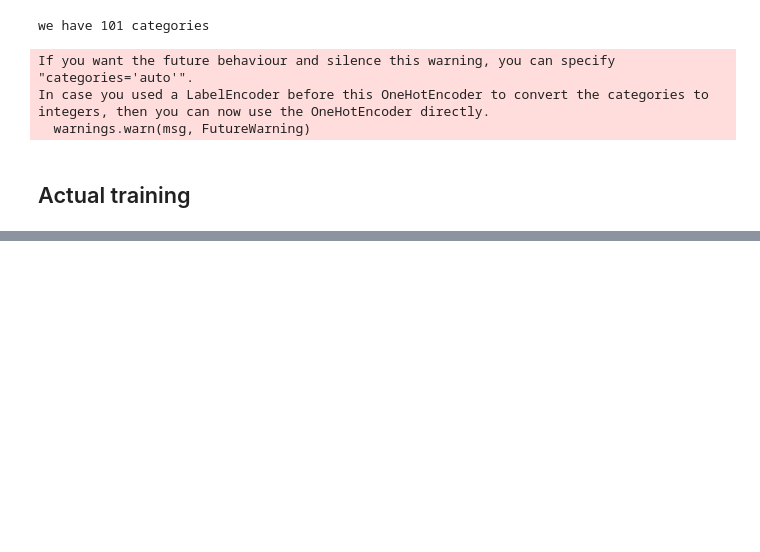
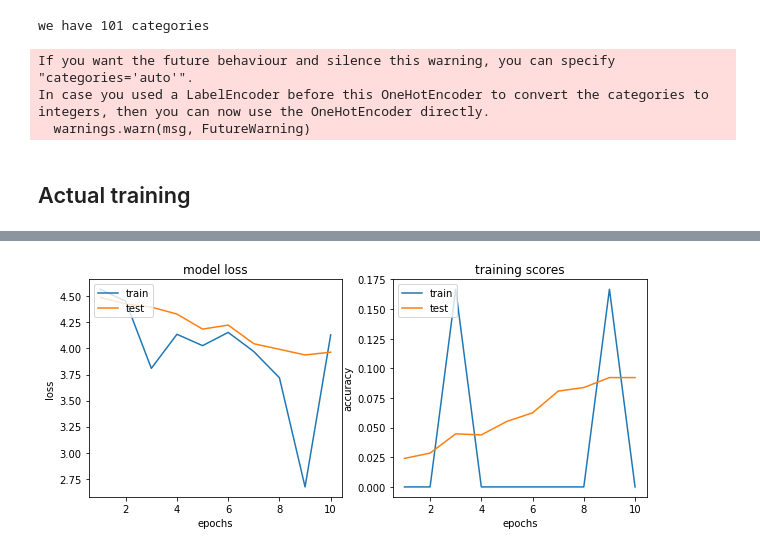
Before and after one commit to Sylar257/Video-classification, a Jupyter notebook: Video_classification.ipynb, the cells around one changed output, grey strips where cells are left out. Cells and saved outputs as stored; diff of their text form; code cells hidden in the pictures; blank space fills up the shorter version.

Commit message:
accuracy stucked at 10%

```diff
--- a/Video_classification.ipynb
+++ b/Video_classification.ipynb
@@ -352,0 +489,25 @@ FileNotFoundError: [Errno 2] No such file or directory: './Conv3D_ckpt/3dcnn_epo
+# %%
+# plot
+fig = plt.figure(figsize=(10, 4))
+plt.subplot(121)
+plt.plot(np.arange(1, epochs + 1), A[:, -1])  # train loss (on epoch end)
+plt.plot(np.arange(1, epochs + 1), C)         #  test loss (on epoch end)
+plt.title("model loss")
+plt.xlabel('epochs')
+plt.ylabel('loss')
+plt.legend(['train', 'test'], loc="upper left")
+# 2nd figure
+plt.subplot(122)
+plt.plot(np.arange(1, epochs + 1), B[:, -1])  # train accuracy (on epoch end)
+plt.plot(np.arange(1, epochs + 1), D)         #  test accuracy (on epoch end)
+# plt.plot(histories.losses_val)
+plt.title("training scores")
+plt.xlabel('epochs')
+plt.ylabel('accuracy')
+plt.legend(['train', 'test'], loc="upper left")
+title = "./fig_UCF101_3DCNN.png"
+plt.savefig(title, dpi=600)
+# plt.close(fig)
+plt.show()
+# %% [output]
+[figure, added]
```
Also changed, not shown: parts of 4 cells of this notebook.
